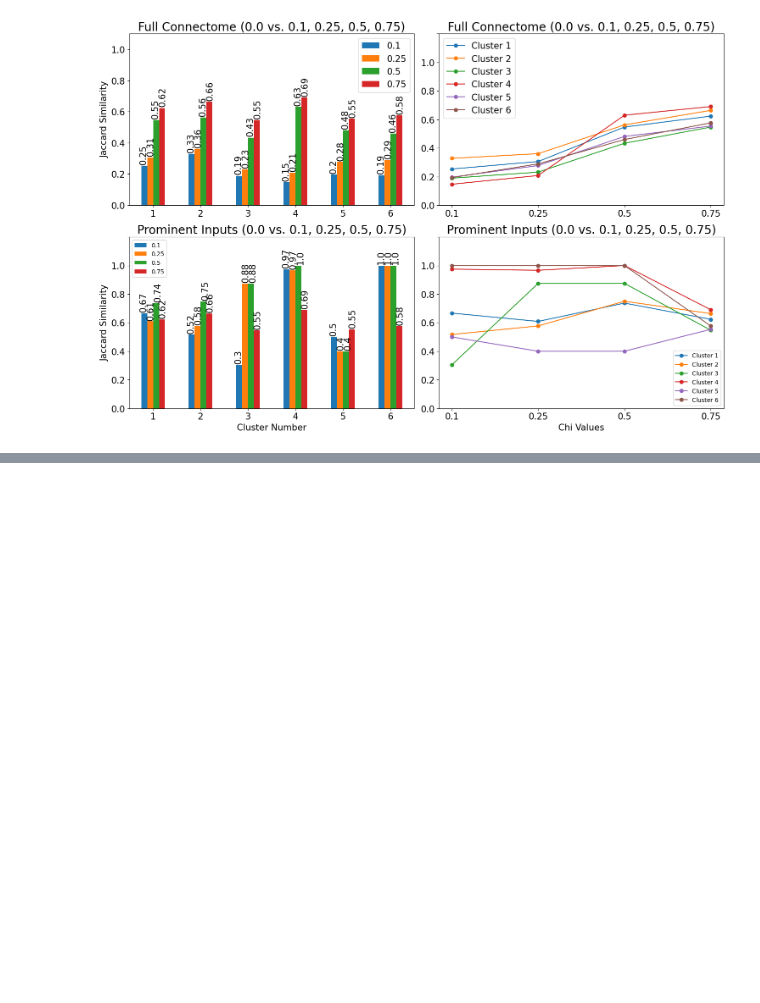
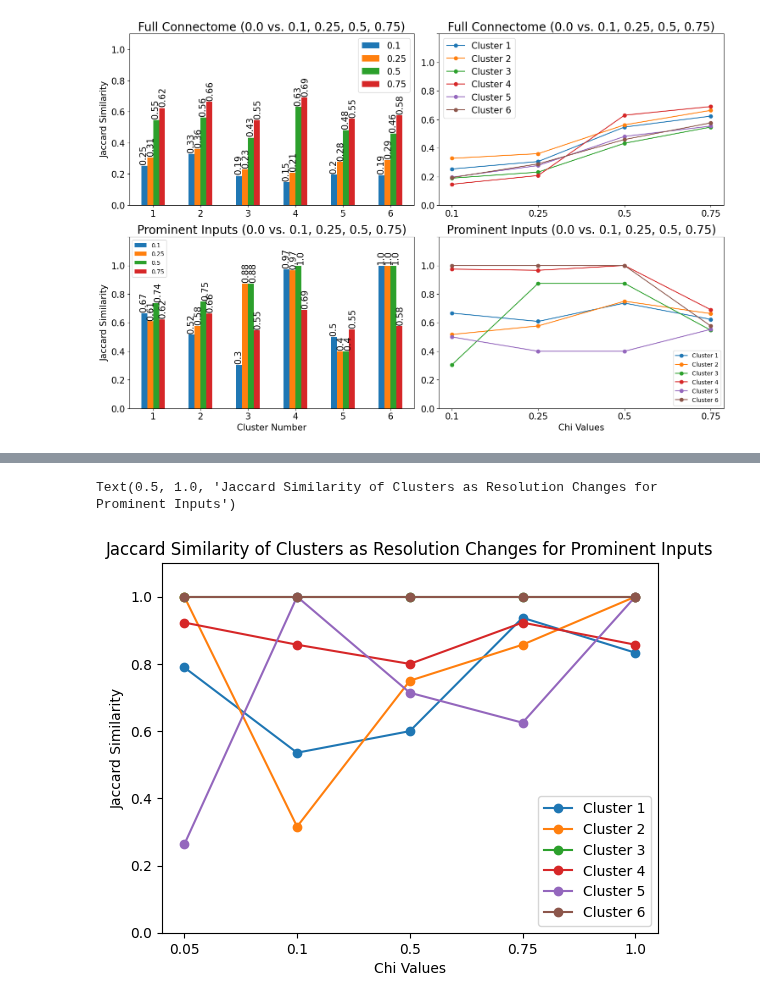
Before and after one commit to RhessaWL/flybrain-clustering, a Jupyter notebook: jaccardsim_analysis.ipynb, the cells around one changed output, grey strips where cells are left out. Cells and saved outputs as stored; diff of their text form; code cells hidden in the pictures; blank space fills up the shorter version.

```diff
--- a/jaccardsim_analysis.ipynb
+++ b/jaccardsim_analysis.ipynb
@@ -397,0 +444,12 @@ plt.tight_layout()
+# %%
+jaccard_05_p = main_jaccard(prom_df, coarse_modules, '0.05')
+jaccard_01_p = main_jaccard(prom_df, coarse_modules, '0.1')
+jaccard_5_p = main_jaccard(prom_df, coarse_modules, '0.5')
+jaccard_75_p = main_jaccard(prom_df, coarse_modules, '0.75')
+jaccard_1_p = main_jaccard(prom_df, coarse_modules, '1.0')
+
+# Combine the two dataframes and switch the rows and columns
+jaccard_values_p = jaccard_05_p._append([jaccard_01_p, jaccard_5_p, jaccard_75_p, jaccard_1_p])
+jaccard_values_p = jaccard_values_p.T
+jaccard_values_p.columns = ['0.05', '0.1', '0.5', '0.75', '1.0']
+jaccard_values_p
@@ -397,0 +464,13 @@ plt.tight_layout()
+# %%
+fig, ax  = plt.subplots()
+for i in range(0, 6):
+    ax.plot(jaccard_values_p.columns, jaccard_values_p.iloc[i], marker = "o", label=f'Cluster {i+1}')
+
+ax.set_ylim(0, 1.1)
+ax.legend()
+ax.set_xlabel('Chi Values')
+ax.set_ylabel('Jaccard Similarity')
+ax.set_title('Jaccard Similarity of Clusters as Resolution Changes for Prominent Inputs')
+# %% [output]
+Text(0.5, 1.0, 'Jaccard Similarity of Clusters as Resolution Changes for Prominent Inputs')
+[figure, added]
```
Also changed, not shown: parts of 12 cells of this notebook, 3 other files.
